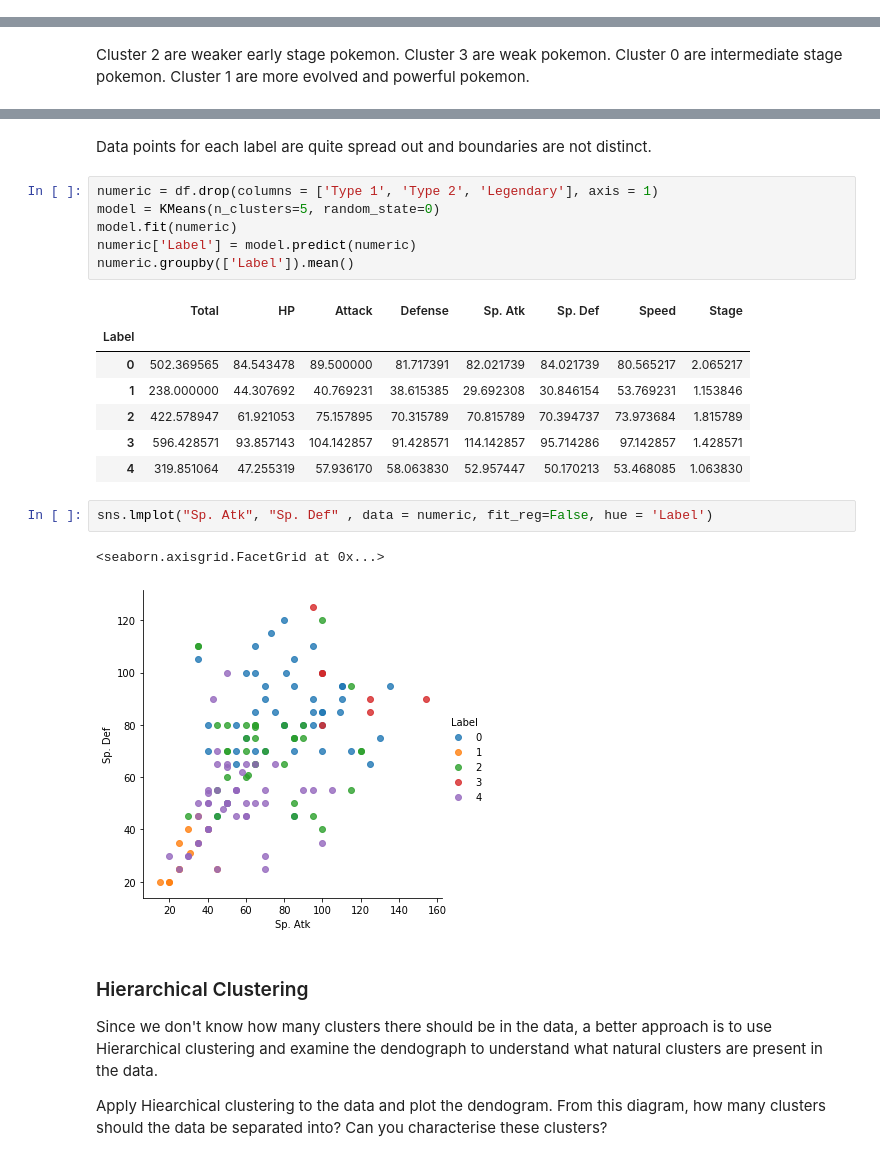
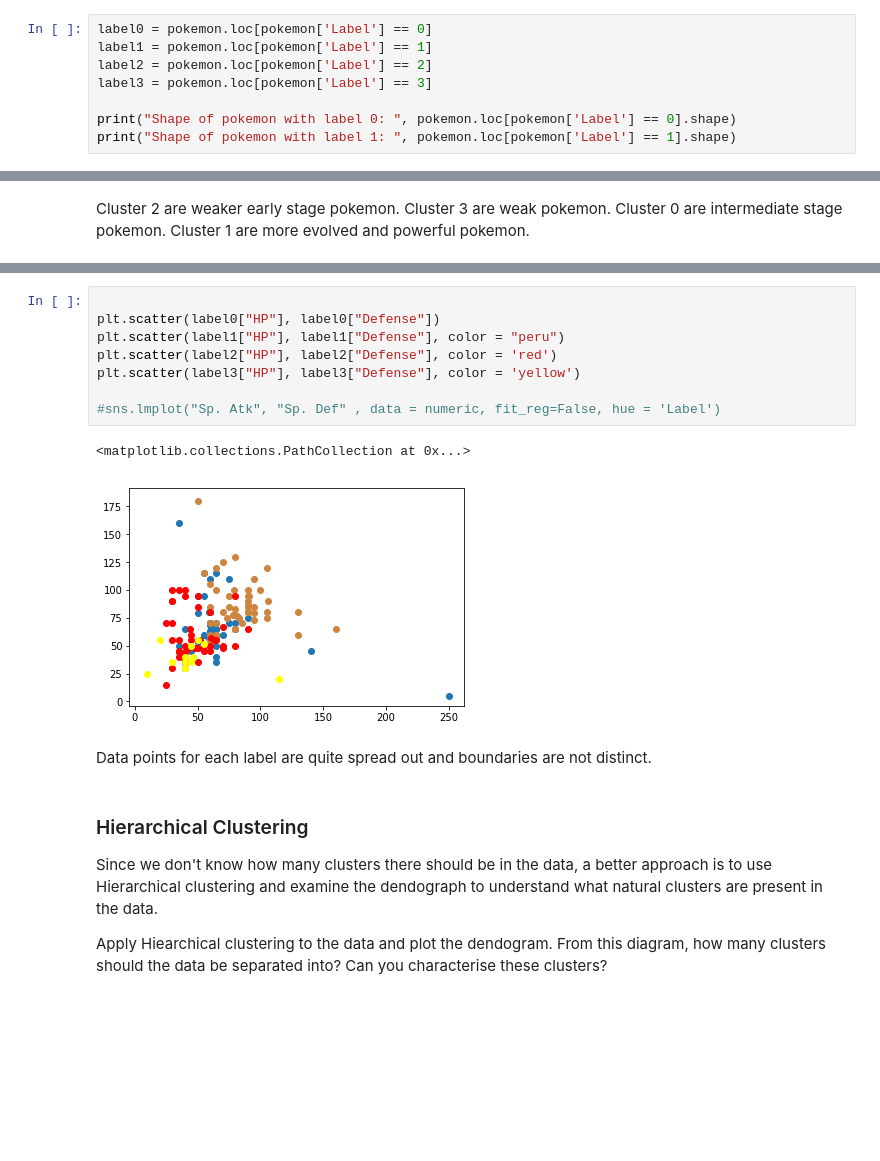
Before and after one commit to N-2-O/COMP2200-practical-workshops-N-2-O, a Jupyter notebook: Workshop Week 8.ipynb, the cells around one changed output, grey strips where cells are left out. Saved outputs shown, nothing was run; the diff lists cells and outputs as text; blank space fills up the shorter version.

```diff
--- a/Workshop Week 8.ipynb
+++ b/Workshop Week 8.ipynb
@@ -46,0 +84,8 @@ KMeans(algorithm='auto', copy_x=True, init='k-means++', max_iter=300,
+# %%
+label0 = pokemon.loc[pokemon['Label'] == 0]
+label1 = pokemon.loc[pokemon['Label'] == 1]
+label2 = pokemon.loc[pokemon['Label'] == 2]
+label3 = pokemon.loc[pokemon['Label'] == 3]
+
+print("Shape of pokemon with label 0: ", pokemon.loc[pokemon['Label'] == 0].shape)
+print("Shape of pokemon with label 1: ", pokemon.loc[pokemon['Label'] == 1].shape)
@@ -75,24 +119,16 @@ sns.lmplot("Sp. Atk", "Sp. Def" , data = numeric, fit_reg=False, hue = 'Label')
+# %%
+
+plt.scatter(label0["HP"], label0["Defense"])
+plt.scatter(label1["HP"], label1["Defense"], color = "peru")
+plt.scatter(label2["HP"], label2["Defense"], color = 'red')
+plt.scatter(label3["HP"], label3["Defense"], color = 'yellow')
+
+#sns.lmplot("Sp. Atk", "Sp. Def" , data = numeric, fit_reg=False, hue = 'Label')
+# %% [output]
+<matplotlib.collections.PathCollection at 0x...>
+[figure, added]
 # %% [markdown]
 Data points for each label are quite spread out and boundaries are not distinct.
-# %%
-numeric = df.drop(columns = ['Type 1', 'Type 2', 'Legendary'], axis = 1)
-model = KMeans(n_clusters=5, random_state=0)
-model.fit(numeric)
-numeric['Label'] = model.predict(numeric)
-numeric.groupby(['Label']).mean()
-# %% [output]
-|  | Total | HP | Attack | Defense | Sp. Atk | Sp. Def | Speed | Stage |
-| Label |  |  |  |  |  |  |  |  |
-| 0 | 502.369565 | 84.543478 | 89.500000 | 81.717391 | 82.021739 | 84.021739 | 80.565217 | 2.065217 |
-| 1 | 238.000000 | 44.307692 | 40.769231 | 38.615385 | 29.692308 | 30.846154 | 53.769231 | 1.153846 |
-| 2 | 422.578947 | 61.921053 | 75.157895 | 70.315789 | 70.815789 | 70.394737 | 73.973684 | 1.815789 |
-| 3 | 596.428571 | 93.857143 | 104.142857 | 91.428571 | 114.142857 | 95.714286 | 97.142857 | 1.428571 |
-| 4 | 319.851064 | 47.255319 | 57.936170 | 58.063830 | 52.957447 | 50.170213 | 53.468085 | 1.063830 |
-# %%
-sns.lmplot("Sp. Atk", "Sp. Def" , data = numeric, fit_reg=False, hue = 'Label')
-# %% [output]
-<seaborn.axisgrid.FacetGrid at 0x...>
-[figure, removed]
 # %% [markdown]
 ### Hierarchical Clustering
 
```
Also changed, not shown: parts of 22 cells of this notebook.
